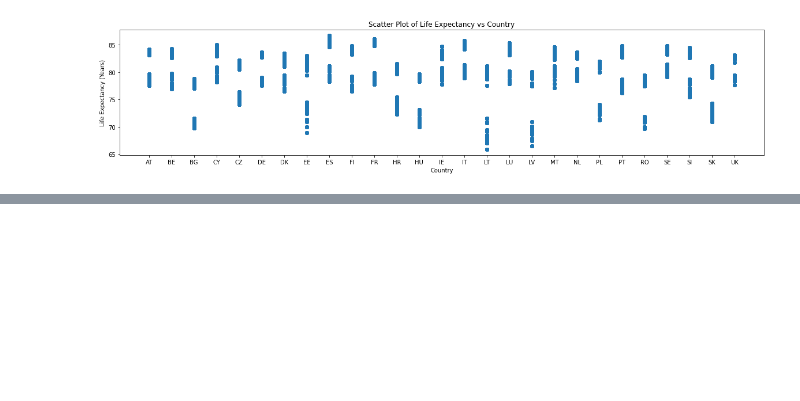
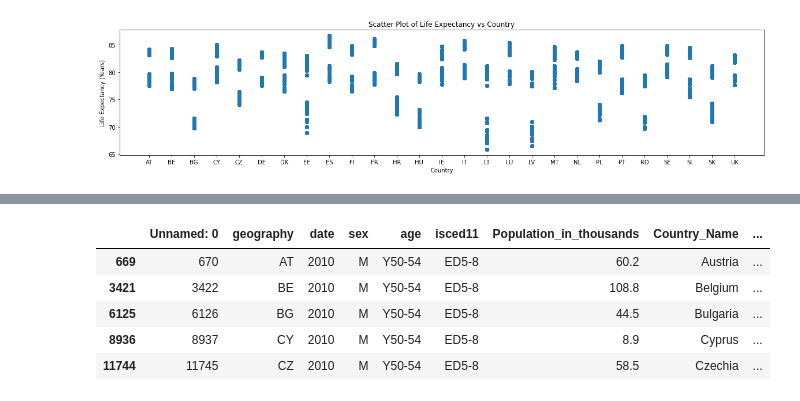
Before and after one commit to ywu223/Capstone1_Compsognathus, a Jupyter notebook: project1john.ipynb, the cells around one changed output, grey strips where cells are left out. Saved outputs shown, nothing was run; the diff lists cells and outputs as text; code cells hidden in the pictures; blank space fills up the shorter version.

```diff
--- a/project1john.ipynb
+++ b/project1john.ipynb
@@ -76,0 +80,29 @@ KeyboardInterrupt:
+# %%
+# fitler data for 2010, male, ED5-8 and 50-54 year olds
+
+filtered_2010 = life_expectancy_at_birth_df.query('date == 2010')
+
+filtered_2010_male = filtered_2010.sex.str.contains('M')
+
+filtered_2010_male_df = filtered_2010[filtered_2010_male]
+
+filtered_2010_male_ED5_8 = filtered_2010_male_df.isced11.str.contains('ED5-8')
+
+filtered_2010_male_ED5_8_df = filtered_2010_male_df[filtered_2010_male_ED5_8]
+
+filtered_2010_male_ED5_8_Y50_54 = filtered_2010_male_ED5_8_df.age.str.contains('Y50-54')
+
+filtered_2010_male_ED5_8_Y50_54_df = filtered_2010_male_ED5_8_df[filtered_2010_male_ED5_8_Y50_54]
+
+filtered_2010_male_ED5_8_Y50_54_geo = filtered_2010_male_ED5_8_Y50_54_df.geography.str.contains('')
+
+filtered_2010_male_ED5_8_Y50_54_geo_df = filtered_2010_male_ED5_8_Y50_54_df[filtered_2010_male_ED5_8_Y50_54_geo]
+
+filtered_2010_male_ED5_8_Y50_54_geo_df.head()
+# %% [output]
+|  | Unnamed: 0 | geography | date | sex | age | isced11 | Population_in_thousands | Country_Name | ... |
+| 669 | 670 | AT | 2010 | M | Y50-54 | ED5-8 | 60.2 | Austria | ... |
+| 3421 | 3422 | BE | 2010 | M | Y50-54 | ED5-8 | 108.8 | Belgium | ... |
+| 6125 | 6126 | BG | 2010 | M | Y50-54 | ED5-8 | 44.5 | Bulgaria | ... |
+| 8936 | 8937 | CY | 2010 | M | Y50-54 | ED5-8 | 8.9 | Cyprus | ... |
+| 11744 | 11745 | CZ | 2010 | M | Y50-54 | ED5-8 | 58.5 | Czechia | ... |
```
Also changed, not shown: parts of 9 cells of this notebook.
